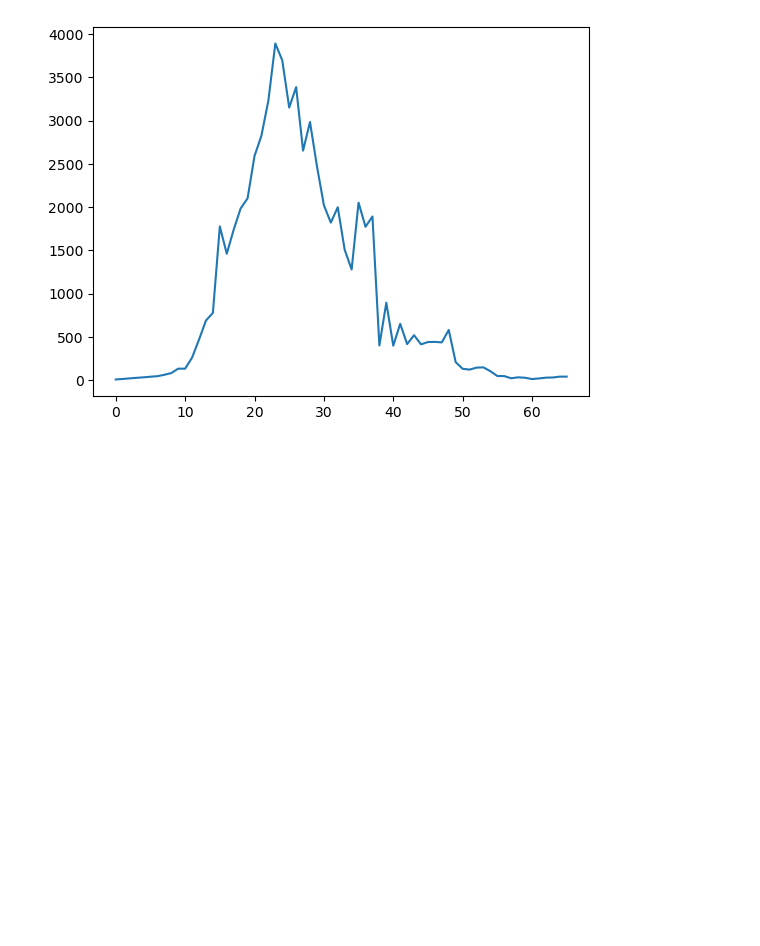
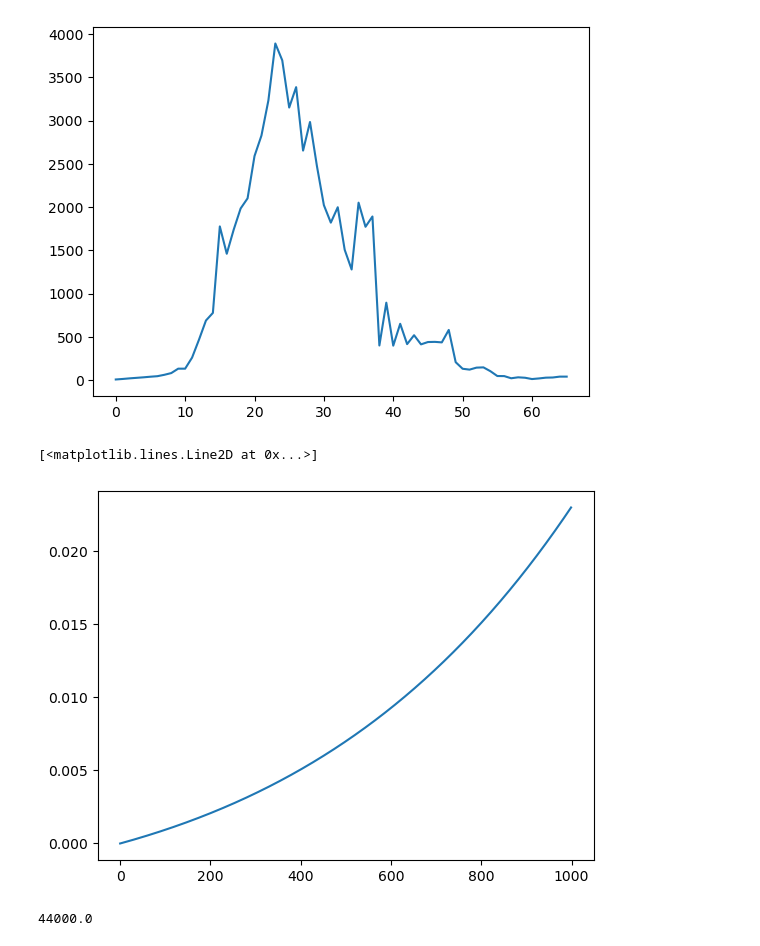
Before and after one commit to ItyTell/course_work, a Jupyter notebook: code/Untitled.ipynb, the cells around one changed output. Saved outputs shown, nothing was run; the diff lists cells and outputs as text; code cells hidden in the pictures; blank space fills up the shorter version.

```diff
--- a/code/Untitled.ipynb
+++ b/code/Untitled.ipynb
@@ -100,3 +99,12 @@ plt.plot(LC)
 # %% [output]
 [<matplotlib.lines.Line2D at 0x...>]
 [figure]
+# %%
+plt.plot(F[:int(1/dt)])
+# %% [output]
+[<matplotlib.lines.Line2D at 0x...>]
+[figure, added]
+# %%
+11000000 / 250
+# %% [output]
+44000.0
```
Also changed, not shown: parts of 4 cells of this notebook, 6 other files.
